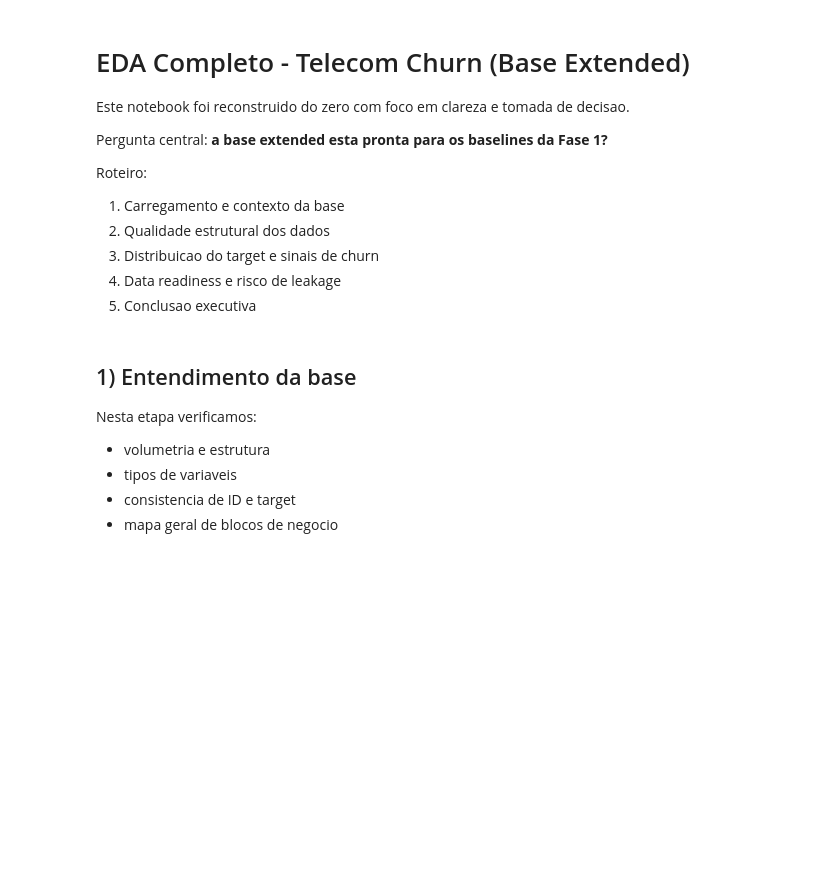
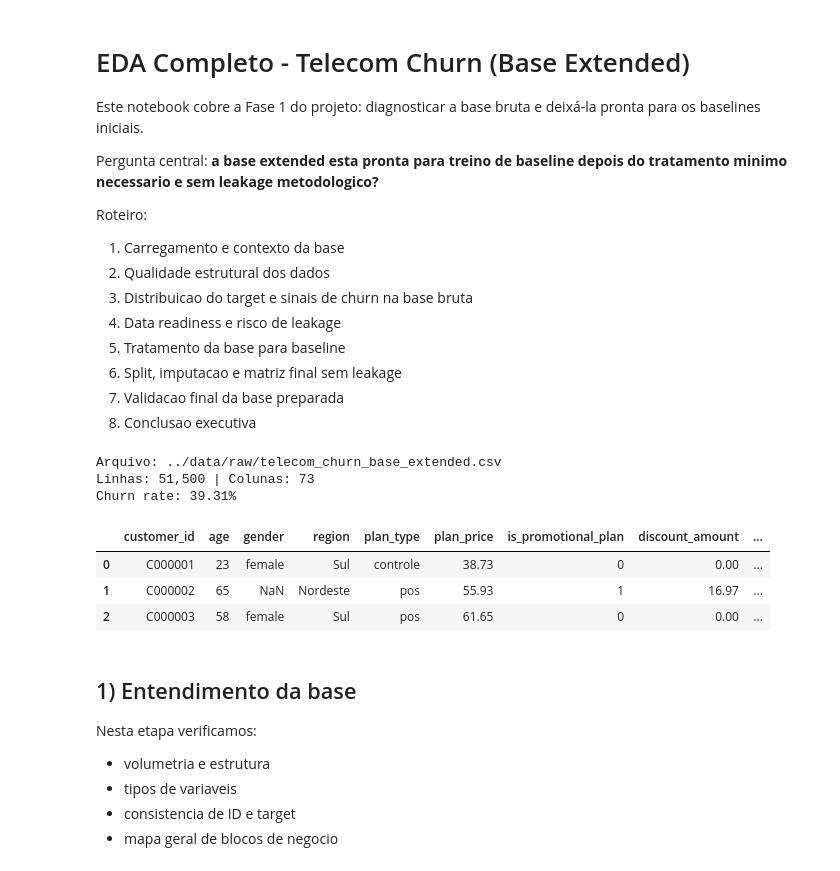
Before and after one commit to Janoti/mlet-grupo4-tech-challenge, a Jupyter notebook: notebooks/01_eda.ipynb, the cells around one changed output. Drawn from its saved outputs; the diff is of its cells as text; code cells hidden in the pictures; blank space fills up the shorter version.

```diff
--- a/notebooks/01_eda.ipynb
+++ b/notebooks/01_eda.ipynb
@@ -1,21 +1,25 @@
 # %% [markdown]
 # EDA Completo - Telecom Churn (Base Extended)
 
-Este notebook foi reconstruido do zero com foco em clareza e tomada de decisao.
+Este notebook cobre a Fase 1 do projeto: diagnosticar a base bruta e deixá-la pronta para os baselines iniciais.
 
-Pergunta central: **a base extended esta pronta para os baselines da Fase 1?**
+Pergunta central: **a base extended esta pronta para treino de baseline depois do tratamento minimo necessario e sem leakage metodologico?**
 
 Roteiro:
 1. Carregamento e contexto da base
 2. Qualidade estrutural dos dados
-3. Distribuicao do target e sinais de churn
+3. Distribuicao do target e sinais de churn na base bruta
 4. Data readiness e risco de leakage
-5. Conclusao executiva
+5. Tratamento da base para baseline
+6. Split, imputacao e matriz final sem leakage
+7. Validacao final da base preparada
+8. Conclusao executiva
 # %%
 from pathlib import Path
 import warnings
 
 import matplotlib.pyplot as plt
+import numpy as np
 import pandas as pd
 import seaborn as sns
 from IPython.display import display
@@ -23,33 +27,43 @@ from IPython.display import display
 warnings.filterwarnings("ignore")
 pd.set_option("display.max_columns", 200)
 pd.set_option("display.width", 140)
 pd.set_option("display.float_format", lambda value: f"{value:,.2f}")
 
 sns.set_theme(style="whitegrid", palette="deep")
 plt.rcParams["figure.figsize"] = (10, 5)
 
 DATA_PATH = Path("../data/raw/telecom_churn_base_extended.csv")
 TARGET_COL = "churn"
 ID_COL = "customer_id"
+RANDOM_STATE = 42
+TEST_SIZE = 0.20
 
 if not DATA_PATH.exists():
     raise FileNotFoundError(f"Arquivo nao encontrado: {DATA_PATH.resolve()}")
 
 df = pd.read_csv(DATA_PATH)
 
 date_cols = ["contract_renewal_date", "loyalty_end_date"]
 for col in date_cols:
     if col in df.columns:
         df[col] = pd.to_datetime(df[col], errors="coerce")
 
 numeric_cols = df.select_dtypes(include="number").columns.tolist()
 feature_numeric_cols = [col for col in numeric_cols if col != TARGET_COL]
 categorical_cols = df.select_dtypes(exclude="number").columns.tolist()
 
 print(f"Arquivo: {DATA_PATH}")
 print(f"Linhas: {len(df):,} | Colunas: {df.shape[1]}")
 print(f"Churn rate: {df[TARGET_COL].mean():.2%}")
 display(df.head(3))
+# %% [output]
+Arquivo: ../data/raw/telecom_churn_base_extended.csv
+Linhas: 51,500 | Colunas: 73
+Churn rate: 39.31%
+|  | customer_id | age | gender | region | plan_type | plan_price | is_promotional_plan | discount_amount | ... |
+| 0 | C000001 | 23 | female | Sul | controle | 38.73 | 0 | 0.00 | ... |
+| 1 | C000002 | 65 | NaN | Nordeste | pos | 55.93 | 1 | 16.97 | ... |
+| 2 | C000003 | 58 | female | Sul | pos | 61.65 | 0 | 0.00 | ... |
 # %% [markdown]
 ## 1) Entendimento da base
 
```
Also changed, not shown: parts of 13 cells of this notebook, 3 other files.
